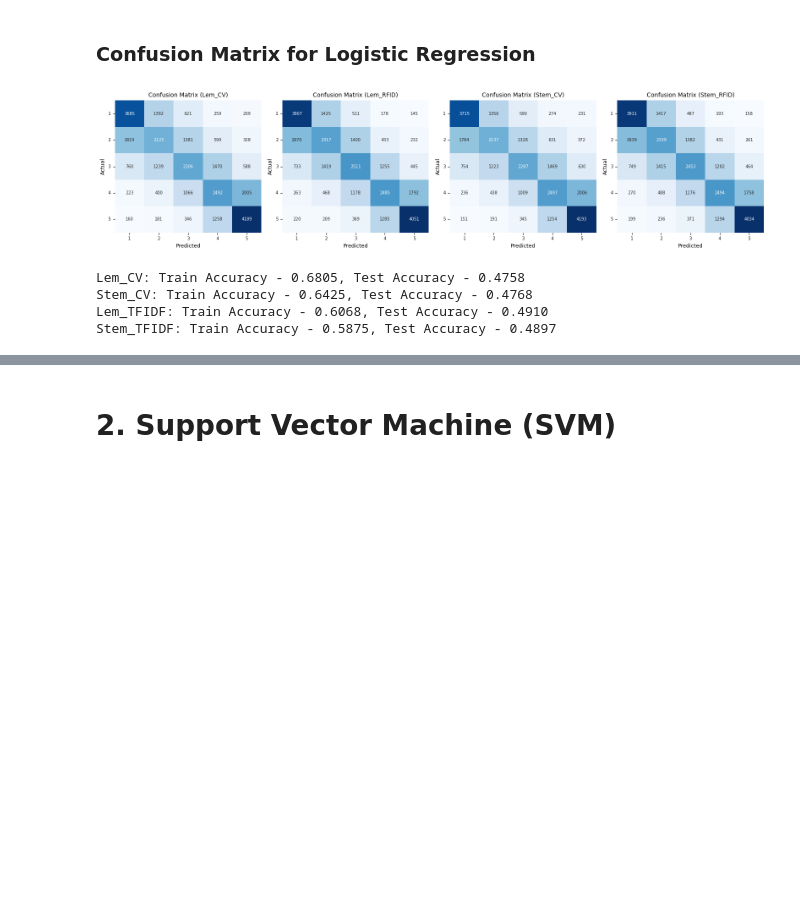
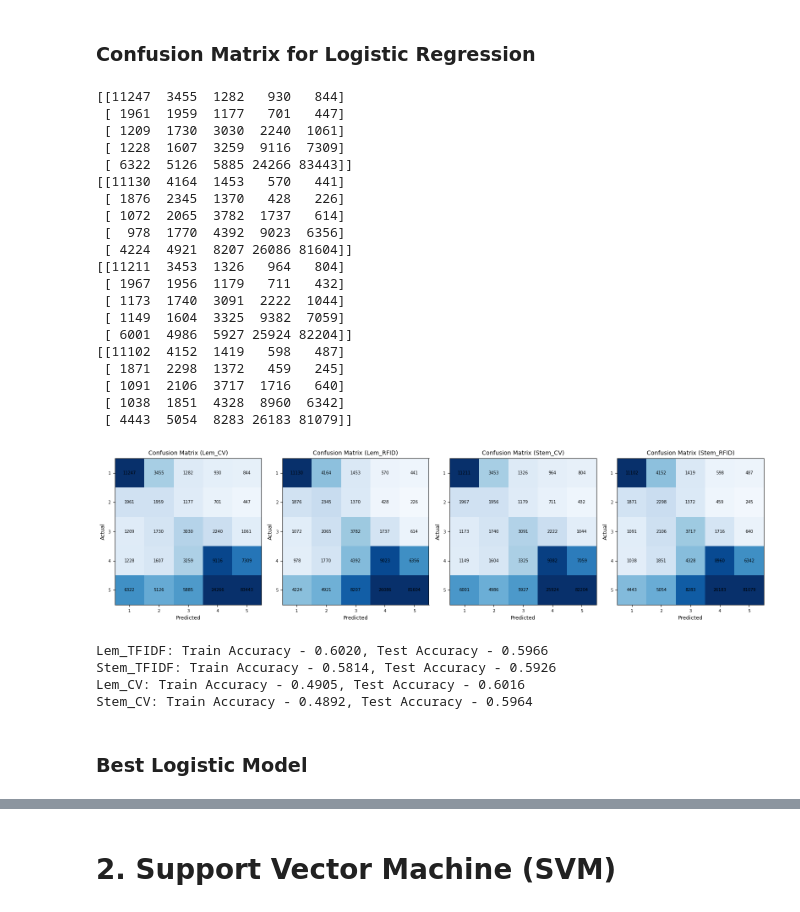
Before and after one commit to Scratticus/DataScientest-Group-NLP-project, a Jupyter notebook: notebooks/Classification/Classification-01_newdata_FirstAttempts.ipynb, the cells around one changed output, grey strips where cells are left out. Saved outputs shown, nothing was run; the diff lists cells and outputs as text; code cells hidden in the pictures; blank space fills up the shorter version.

```diff
--- a/notebooks/Classification/Classification-01_newdata_FirstAttempts.ipynb
+++ b/notebooks/Classification/Classification-01_newdata_FirstAttempts.ipynb
@@ -148,7 +170,7 @@ X_stem_RFID_train, X_stem_RFID_test = tfidf_vectorize_data(X_stem_train, X_stem_
 # %%
 # a) Lemmatized CountVectorized data
 
-logistic_model = LogisticRegression(max_iter=5000)
+logistic_model = LogisticRegression(solver='saga')
 logistic_model.fit(X_lem_CV_train, y_train)
 y_pred_train_logistic_lem_cv = logistic_model.predict(X_lem_CV_train)
 y_pred_test_logistic_lem_cv = logistic_model.predict(X_lem_CV_test)
@@ -186,7 +208,7 @@ Accuracy Score: Test Data (lem_cv): 0.4757724831998971
 # %%
 # b) Lemmatized TFIDFVectorized data
 
-logistic_model = LogisticRegression(max_iter=5000)
+logistic_model = LogisticRegression(solver='saga')
 logistic_model.fit(X_lem_RFID_train, y_train)
 y_pred_train_logistic_lem_rfid = logistic_model.predict(X_lem_RFID_train)
 y_pred_test_logistic_lem_rfid = logistic_model.predict(X_lem_RFID_test)
@@ -224,7 +246,7 @@ Accuracy Score: Test Data (lem_tfidf): 0.49101315070254975
 # %%
 # c) Stemmatized CountVectorized data
 
-logistic_model = LogisticRegression(max_iter=5000)
+logistic_model = LogisticRegression(solver='saga')
 logistic_model.fit(X_stem_CV_train, y_train)
 y_pred_train_logistic_stem_cv = logistic_model.predict(X_stem_CV_train)
 y_pred_test_logistic_stem_cv = logistic_model.predict(X_stem_CV_test)
@@ -262,7 +284,7 @@ Accuracy Score: Test Data (stem_cv): 0.476801389022861
 # %%
 # d) Stemmatized TFIDFVectorized data
 
-logistic_model = LogisticRegression(max_iter=5000)
+logistic_model = LogisticRegression(solver='saga')
 logistic_model.fit(X_stem_RFID_train, y_train)
 y_pred_train_logistic_stem_rfid = logistic_model.predict(X_stem_RFID_train)
 y_pred_test_logistic_stem_rfid = logistic_model.predict(X_stem_RFID_test)
@@ -392,42 +414,70 @@ for i, combination in enumerate(combinations, 1):
     plt.subplot(1, 4, i)
 
     # Get y_test and y_pred_test for the current combination
     y_test_comb = globals()[f"y_test"]
     y_pred_test_comb = globals()[f"y_pred_test_logistic_{combination.lower()}"]
 
     # Calculate confusion matrix
     cm = confusion_matrix(y_test_comb, y_pred_test_comb)
 
-    # Plotting Confusion Matrix as sns.heatmap
-    sns.heatmap(cm, annot=True, fmt="d", cmap="Blues", cbar=False,
-                annot_kws={"size": 7},
-                xticklabels=['1', '2', '3', '4', '5'],
-                yticklabels=['1', '2', '3', '4', '5'])
-    plt.xticks(fontsize=7)
-    plt.yticks(fontsize=7, rotation=0)
+    print(cm)
+
+    # Plotting Confusion Matrix using imshow
+    plt.imshow(cm, interpolation='nearest', cmap=plt.cm.Blues, vmin = 0, vmax = 10000)
+
+    # Adding annotations
+    for i in range(len(cm)):
+        for j in range(len(cm[0])):
+            plt.text(j, i, str(cm[i, j]), ha='center', va='center', fontsize=7)
+
+    plt.xticks(np.arange(5), ['1', '2', '3', '4', '5'], fontsize=7)
+    plt.yticks(np.arange(5), ['1', '2', '3', '4', '5'], fontsize=7)
     plt.title(f'Confusion Matrix ({combination})', fontsize=10)
     plt.xlabel('Predicted', fontsize=9)
     plt.ylabel('Actual', fontsize=9)
 
 plt.tight_layout()
+plt.savefig('../../images/LRUSConfMatrix.png')
 plt.show()
 
 accuracy_scores = {
     'Lem_CV': {'Train': accuracy_train_logistic_lem_cv, 'Test': accuracy_test_logistic_lem_cv},
     'Lem_TFIDF': {'Train': accuracy_train_logistic_lem_rfid, 'Test': accuracy_test_logistic_lem_rfid},
     'Stem_CV': {'Train': accuracy_train_logistic_stem_cv, 'Test': accuracy_test_logistic_stem_cv},
     'Stem_TFIDF': {'Train': accuracy_train_logistic_stem_rfid, 'Test': accuracy_test_logistic_stem_rfid},
 }
 
 # Sorting based on the test accuracy
 sorted_accuracy_scores = sorted(accuracy_scores.items(), key=lambda x: x[1]['Train'], reverse=True)
 
 # Displaying the sorted results
 for combination, scores in sorted_accuracy_scores:
     print(f"{combination}: Train Accuracy - {scores['Train']:.4f}, Test Accuracy - {scores['Test']:.4f}")
 # %% [output]
+[[11247  3455  1282   930   844]
+ [ 1961  1959  1177   701   447]
+ [ 1209  1730  3030  2240  1061]
+ [ 1228  1607  3259  9116  7309]
+ [ 6322  5126  5885 24266 83443]]
+[[11130  4164  1453   570   441]
+ [ 1876  2345  1370   428   226]
+ [ 1072  2065  3782  1737   614]
+ [  978  1770  4392  9023  6356]
+ [ 4224  4921  8207 26086 81604]]
+[[11211  3453  1326   964   804]
+ [ 1967  1956  1179   711   432]
+ [ 1173  1740  3091  2222  1044]
+ [ 1149  1604  3325  9382  7059]
+ [ 6001  4986  5927 25924 82204]]
+[[11102  4152  1419   598   487]
+ [ 1871  2298  1372   459   245]
+ [ 1091  2106  3717  1716   640]
+ [ 1038  1851  4328  8960  6342]
+ [ 4443  5054  8283 26183 81079]]
-[figure, old version]
+[figure, new version]
-Lem_CV: Train Accuracy - 0.6805, Test Accuracy - 0.4758
-Stem_CV: Train Accuracy - 0.6425, Test Accuracy - 0.4768
-Lem_TFIDF: Train Accuracy - 0.6068, Test Accuracy - 0.4910
-Stem_TFIDF: Train Accuracy - 0.5875, Test Accuracy - 0.4897
+Lem_TFIDF: Train Accuracy - 0.6020, Test Accuracy - 0.5966
+Stem_TFIDF: Train Accuracy - 0.5814, Test Accuracy - 0.5926
+Lem_CV: Train Accuracy - 0.4905, Test Accuracy - 0.6016
+Stem_CV: Train Accuracy - 0.4892, Test Accuracy - 0.5964
+# %% [markdown]
+### Best Logistic Model
```
Also changed, not shown: parts of 72 cells of this notebook, 9 other files.
